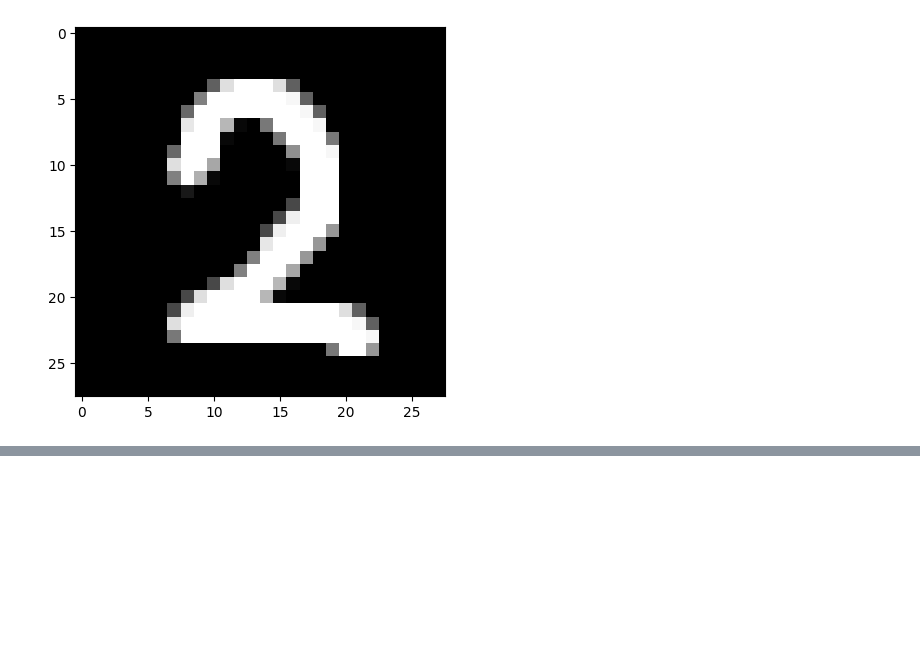
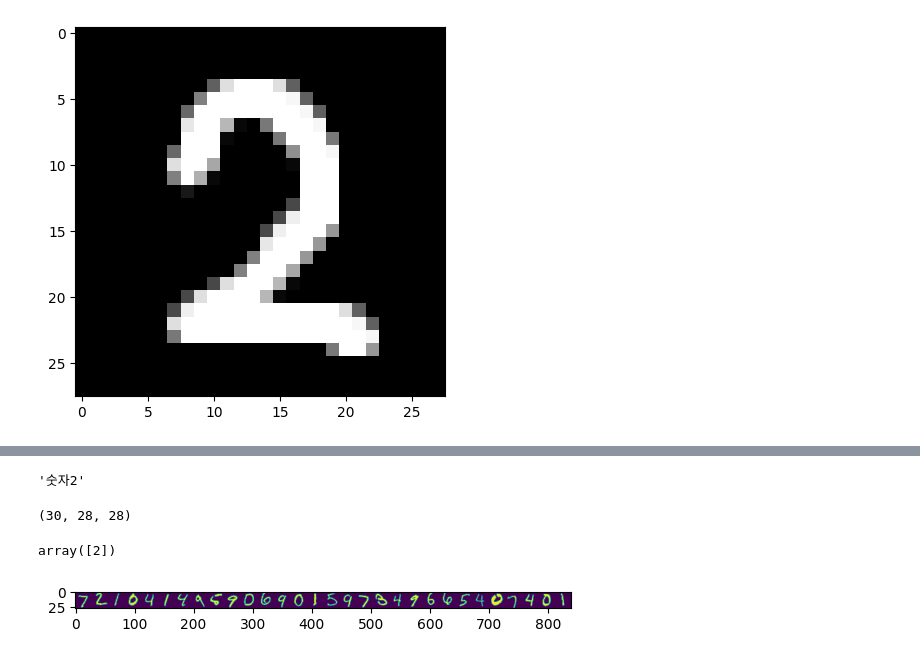
Before and after one commit to SewoongPark/SeSac_study_repo, a Jupyter notebook: mnist_tut.ipynb, the cells around one changed output, grey strips where cells are left out. Drawn from its saved outputs; the diff is of its cells as text; code cells hidden in the pictures; blank space fills up the shorter version.

```diff
--- a/mnist_tut.ipynb
+++ b/mnist_tut.ipynb
@@ -199,0 +201,3 @@ plt.imshow(img, cmap = "gray")
+# %%
+new_img = np.reshape(img, (1, 28, 28)) # 훈련 데이터가 3차원이기 때문에 맞춰주기
+np.shape(new_img)
@@ -199,0 +218,19 @@ plt.imshow(img, cmap = "gray")
+# %%
+### 만약 레이블이 따로 있다면
+class_num = ['숫자0', '숫자1', '숫자2', '숫자3', '숫자4' '숫자5', '숫자6', '숫자7', '숫자8', '숫자9']
+class_num[num]
+# %% [output]
+'숫자2'
+# %%
+testData = x_test[:30]
+print(np.shape(testData))
+
+prediction = model(new_img)
+result = tf.nn.softmax(prediction)
+
+plt.imshow(np.hstack(testData))
+np.argmax(result, axis = 1) # 열 단위에서 최대값 반환
+# %% [output]
+(30, 28, 28)
+array([2])
+[figure, added]
```
Also changed, not shown: parts of 6 cells of this notebook.
